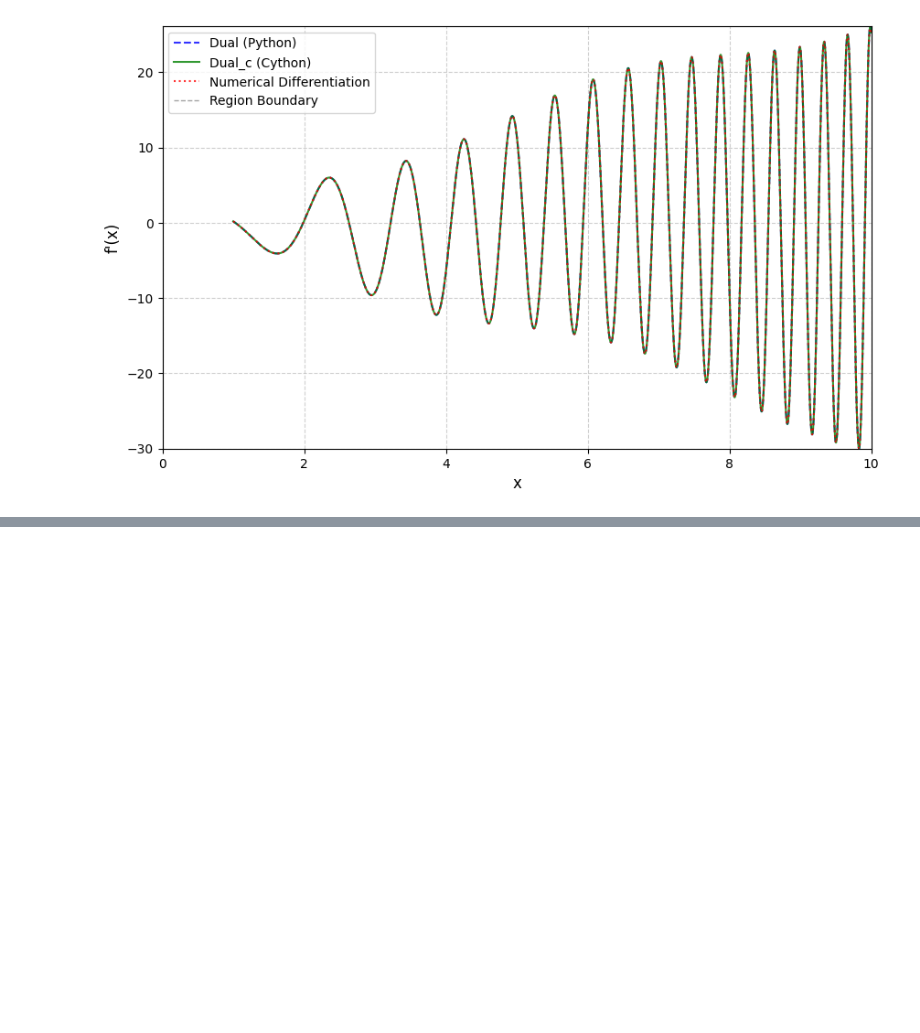
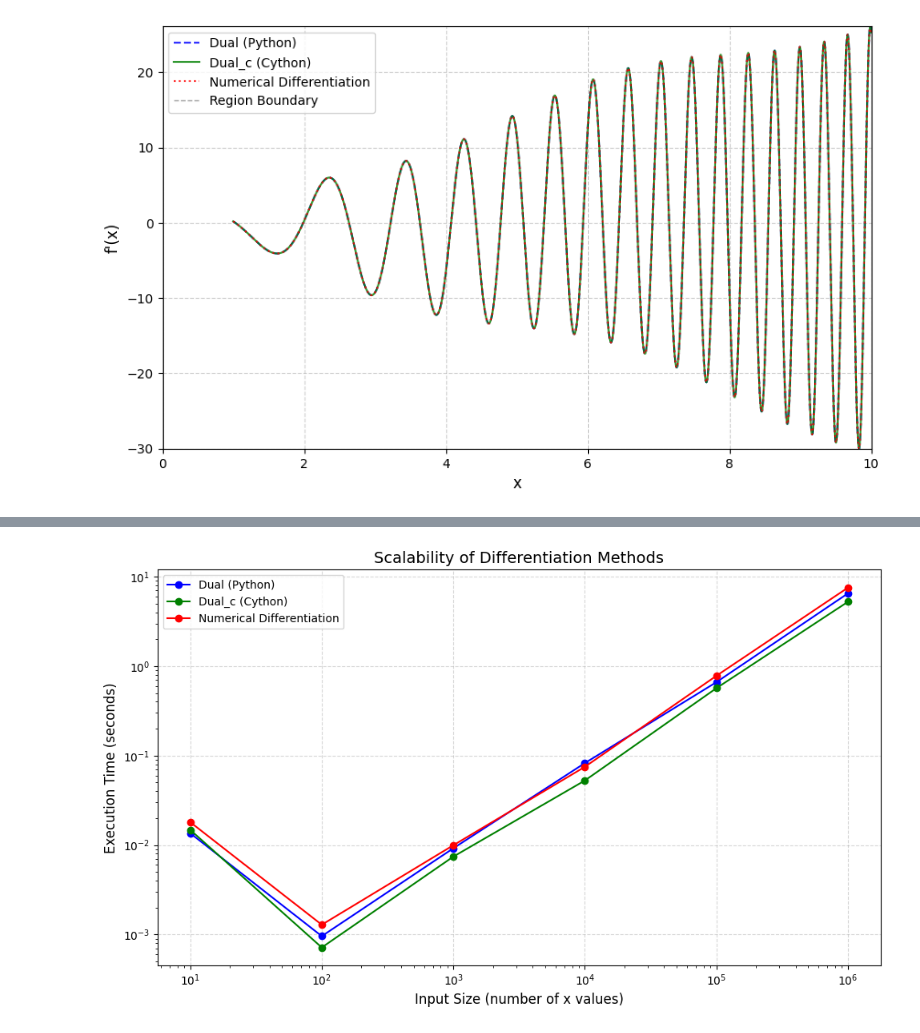
Before and after one commit to S-Nazem/dual_autodiff, a Jupyter notebook: dual_autodiff.ipynb, the cells around one changed output, grey strips where cells are left out. Drawn from its saved outputs; the diff is of its cells as text; code cells hidden in the pictures; blank space fills up the shorter version.

Commit message:
Ran the last couple of analysis plots

```diff
--- a/dual_autodiff.ipynb
+++ b/dual_autodiff.ipynb
@@ -292,0 +293,37 @@ plt.show()
+# %%
+input_sizes = np.logspace(1, 6, num=6, base=10, dtype=int)  # Input sizes from 10 to 1,000,000
+times_dual = []
+times_dual_c = []
+times_numerical = []
+
+for size in input_sizes:
+    x_values = np.linspace(1, 10, size)
+
+    start = time.time()
+    derivatives_dual = [compute_derivative(f_complex, x, Dual) for x in x_values]
+    times_dual.append(time.time() - start)
+
+    start = time.time()
+    derivatives_dual_c = [compute_derivative(f_complex, x, Dual_c) for x in x_values]
+    times_dual_c.append(time.time() - start)
+
+    start = time.time()
+    derivatives_numerical = [numerical_derivative(lambda z: np.sin(z) * np.log(z + 1) + np.cos(z**2) + np.sin(z**2), x) for x in x_values]
+    times_numerical.append(time.time() - start)
+# %%
+plt.figure(figsize=(10, 6))
+plt.plot(input_sizes, times_dual, label="Dual (Python)", marker="o", color="blue")
+plt.plot(input_sizes, times_dual_c, label="Dual_c (Cython)", marker="o", color="green")
+plt.plot(input_sizes, times_numerical, label="Numerical Differentiation", marker="o", color="red")
+plt.xscale("log")
+plt.yscale("log")
+plt.xlabel("Input Size (number of x values)", fontsize=12)
+plt.ylabel("Execution Time (seconds)", fontsize=12)
+plt.title("Scalability of Differentiation Methods", fontsize=14)
+plt.legend()
+plt.grid(True, linestyle="--", alpha=0.5)
+plt.tight_layout()
+plt.savefig("plots/scalability_comparison.png", dpi=300, bbox_inches="tight")
+plt.show()
+# %% [output]
+[figure, added]
```
Also changed, not shown: parts of 1 cell of this notebook, 5 other files.
